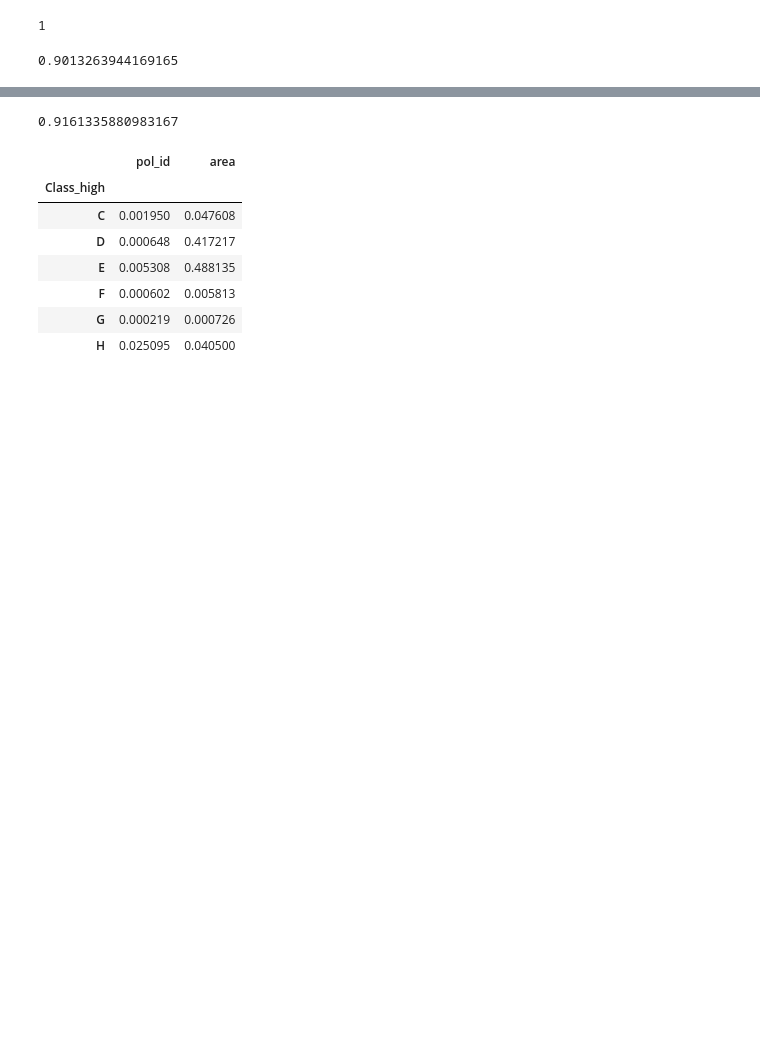
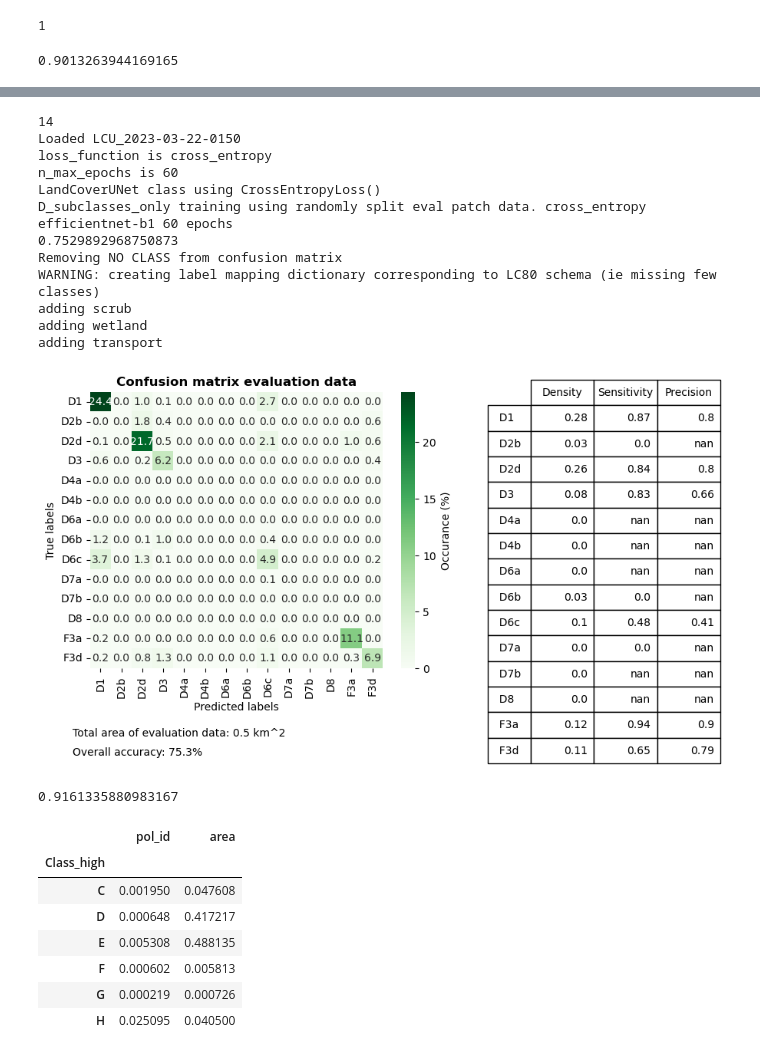
Before and after one commit to pdnpa/cnn-land-cover, a Jupyter notebook: notebooks/Evaluate trained network.ipynb, the cells around one changed output, grey strips where cells are left out. Drawn from its saved outputs; the diff is of its cells as text; code cells hidden in the pictures; blank space fills up the shorter version.

```diff
--- a/notebooks/Evaluate trained network.ipynb
+++ b/notebooks/Evaluate trained network.ipynb
@@ -186,0 +171,4 @@ array([[       0.,    72108.,    59917.,   283149.],
+# %%
+model_names = [x for x in os.listdir('/home/tplas/models') if x[-5:] == '.data' and x.split('-')[2] in ['21', '22']]
+model_names.sort()
+model_names
@@ -186,0 +196,22 @@ array([[       0.,    72108.,    59917.,   283149.],
+# %%
+list_name = []
+list_backbone = []
+list_loss = []
+list_acc = []
+list_dict_mapping = []
+for model_id, model_name in enumerate(model_names):
+    if model_id <= 4:
+        continue
+    LCU = lcm.load_model(filename=model_names[model_id], verbose=0)
+    LCU.eval()
+    acc = LCU.test_confusion_mat[1:, 1:].diagonal().sum() / LCU.test_confusion_mat[1:, 1:].sum()
+
+    list_name.append(model_name)
+    list_backbone.append(LCU.description.split(' ')[-3])
+    list_loss.append(LCU.dict_training_details['loss_function'])
+    list_acc.append(acc)
+    list_dict_mapping.append(LCU.dict_training_details['path_mapping_dict'].split('/')[-1].split('__')[1])
+
+df_info_models = pd.DataFrame({'model_name': list_name, 'backbone': list_backbone,
+                   'loss function': list_loss, 'mean accuracy': list_acc,
+                   'dict_mapping': list_dict_mapping})
@@ -186,0 +226,23 @@ array([[       0.,    72108.,    59917.,   283149.],
+# %%
+# model_id +=1
+model_id = 9 + 5
+print(model_id)
+LCU = lcm.load_model(filename=model_names[model_id])
+LCU.eval()
+acc = LCU.test_confusion_mat[1:, 1:].diagonal().sum() / LCU.test_confusion_mat[1:, 1:].sum()
+print(acc)
+_ = lcv.plot_confusion_summary(LCU, normalise_hm=True, fmt_annot='.1f', text_under_mat=True)
+# %% [output]
+14
+Loaded LCU_2023-03-22-0150
+loss_function is cross_entropy
+n_max_epochs is 60
+LandCoverUNet class using CrossEntropyLoss()
+D_subclasses_only training using randomly split eval patch data. cross_entropy efficientnet-b1 60 epochs
+0.7529892968750873
+Removing NO CLASS from confusion matrix
+WARNING: creating label mapping dictionary corresponding to LC80 schema (ie missing few classes)
+adding scrub
+adding wetland
+adding transport
+[figure, added]
```
Also changed, not shown: parts of 14 cells of this notebook, 3 other files.
